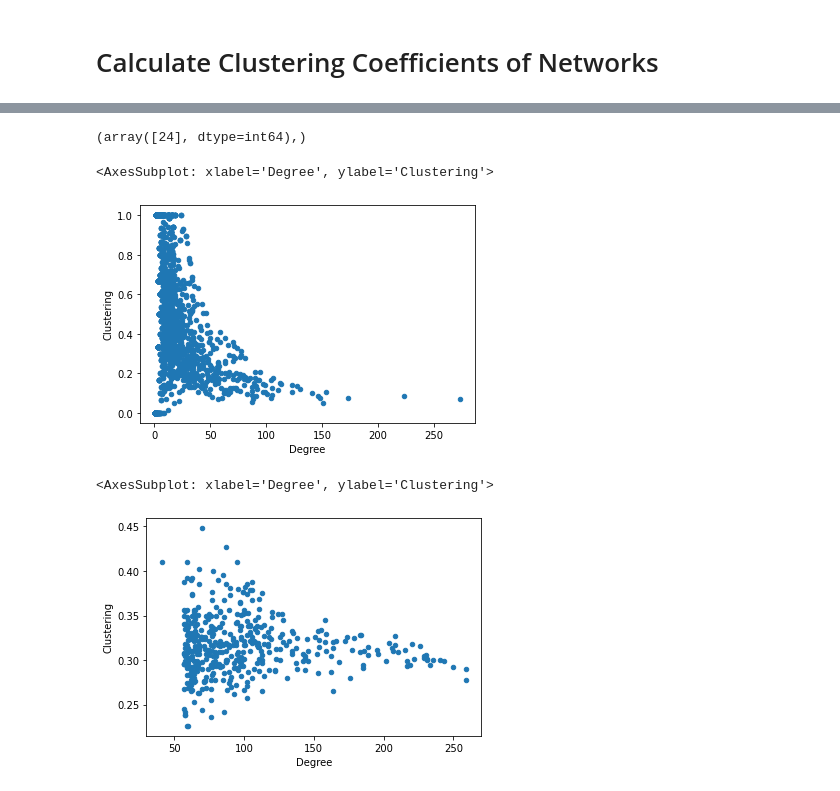
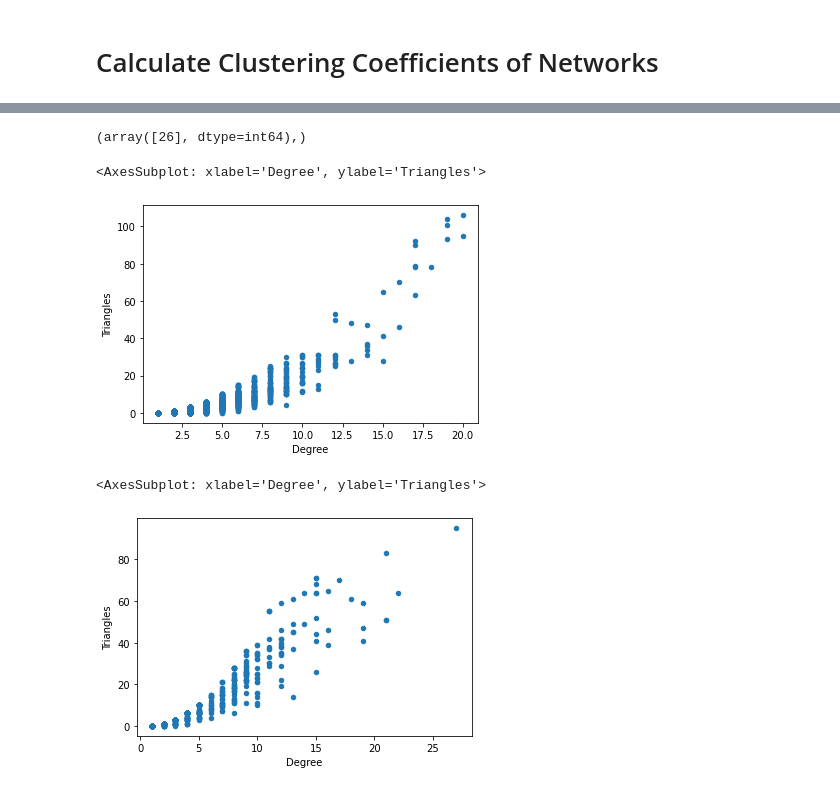
Before and after one commit to rajan-shankar/Seeding-in-Social-Networks, a Jupyter notebook: mass_data/Calculate Triangles Automated-Copy1.ipynb, the cells around one changed output, grey strips where cells are left out. Drawn from its saved outputs; the diff is of its cells as text; code cells hidden in the pictures.

```diff
--- a/mass_data/Calculate Triangles Automated-Copy1.ipynb
+++ b/mass_data/Calculate Triangles Automated-Copy1.ipynb
@@ -237,7 +241,7 @@ big_dat_random.to_csv("2seedTransivityDataRandom1.csv")
 # %% [markdown]
 # Calculate Clustering Coefficients of Networks
 # %%
-# individualClustering_empirical = [nx.clustering(G) for G in G_list]
+individualClustering_empirical = [nx.clustering(G) for G in G_list]
 individualDegree_empirical = [dict(G.degree()) for G in G_list]
 
 individualClustering_random_BA = [nx.clustering(G) if G is not None else None for G in G_random_BA]
@@ -256,6 +260,10 @@ averageDegree_random_BA = [np.mean(list(d_seq.values())) if d_seq is not None el
 
 sdDegree_empirical = [np.std(list(d_seq.values())) for d_seq in individualDegree_empirical]
 sdDegree_random_BA = [np.std(list(d_seq.values())) if d_seq is not None else None for d_seq in individualDegree_random_BA]
+
+
+individualTriangle_empirical = [nx.triangles(G) if G is not None else None for G in G_list]
+individualTriangle_random_BA = [nx.triangles(G) if G is not None else None for G in G_random_BA]
 # %%
 clusteringData = pd.DataFrame([data_paths,
                                averageClustering_empirical,
@@ -315,16 +316,16 @@ df.plot(x = "degree", y = "clustering", kind = "scatter")
 # %%
-np.where(np.array(data_paths) == 'soc-hamsterster')
+np.where(np.array(data_paths) == 'uni_email')
 
 # data_paths
 # %% [output]
-(array([24], dtype=int64),)
+(array([26], dtype=int64),)
 # %%
-pd.DataFrame([individualDegree_empirical[24], individualClustering_empirical[24]]).T.rename(columns= {0:"Degree", 1: "Clustering"}).plot(x = "Degree", y = "Clustering", kind = "scatter")
+pd.DataFrame([individualDegree_empirical[16], individualTriangle_empirical[16]]).T.rename(columns= {0:"Degree", 1: "Triangles"}).plot(x = "Degree", y = "Triangles", kind = "scatter")
 # %% [output]
-<AxesSubplot: xlabel='Degree', ylabel='Clustering'>
+<AxesSubplot: xlabel='Degree', ylabel='Triangles'>
-[figure, old version]
+[figure, new version]
 # %%
-pd.DataFrame([individualDegree_random_BA[1], individualClustering_random_BA[1]]).T.rename(columns= {0:"Degree", 1: "Clustering"}).plot(x = "Degree", y = "Clustering", kind = "scatter")
+pd.DataFrame([individualDegree_empirical[1], individualTriangle_empirical[1]]).T.rename(columns= {0:"Degree", 1: "Triangles"}).plot(x = "Degree", y = "Triangles", kind = "scatter")
 # %% [output]
-<AxesSubplot: xlabel='Degree', ylabel='Clustering'>
+<AxesSubplot: xlabel='Degree', ylabel='Triangles'>
-[figure, old version]
+[figure, new version]
```
Also changed, not shown: parts of 12 cells of this notebook, 9 other files.
